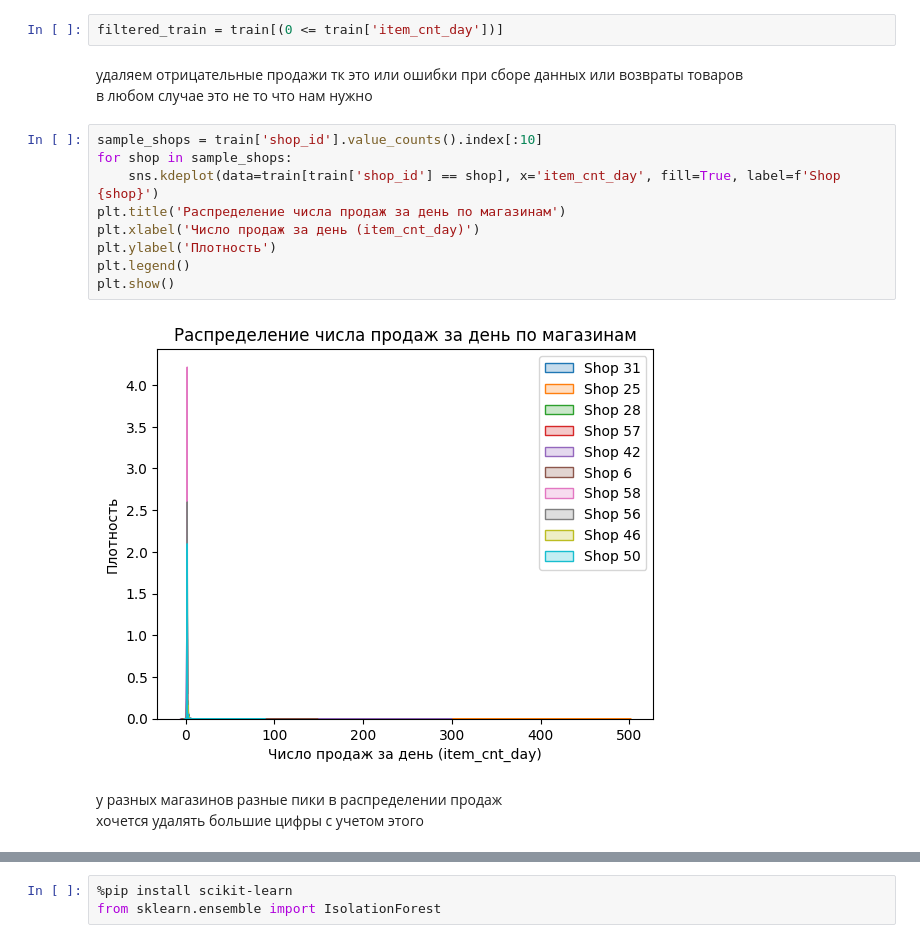
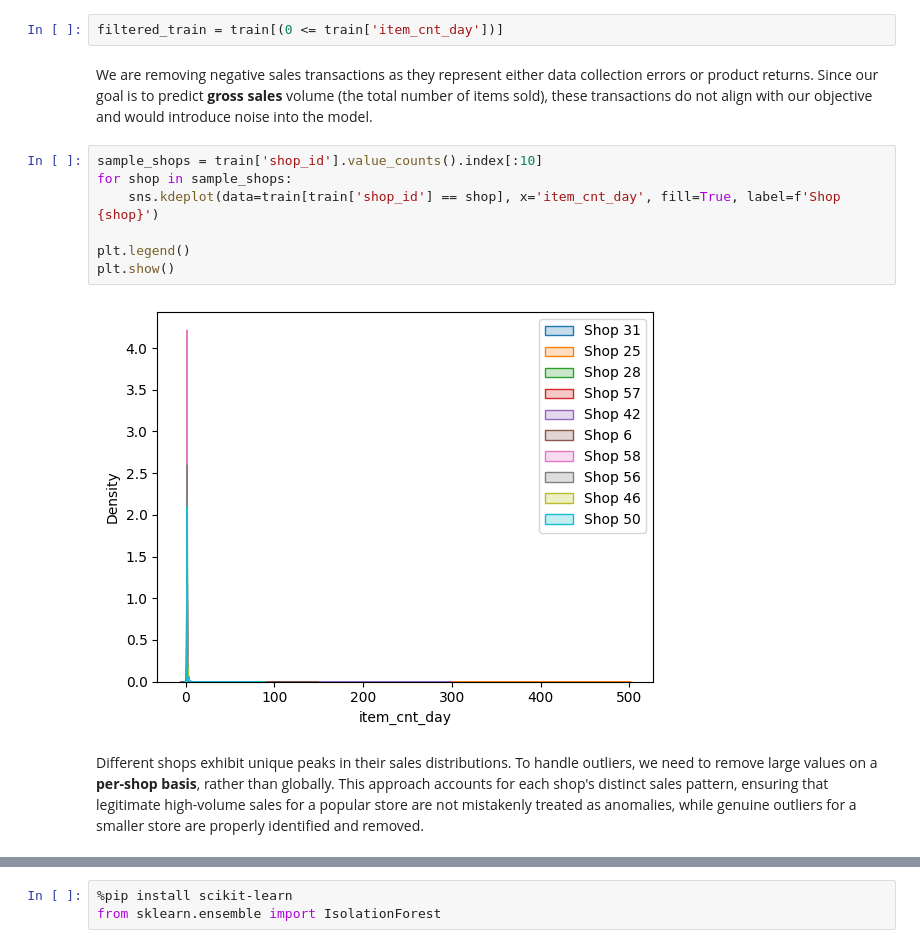
Before and after one commit to ffjjzz/InnowiseInternship, a Jupyter notebook: notebooks/ETL.ipynb, the cells around one changed output, grey strips where cells are left out. Cells and saved outputs as stored; diff of their text form.

```diff
--- a/notebooks/ETL.ipynb
+++ b/notebooks/ETL.ipynb
@@ -89,23 +87,19 @@ set(train["shop_id"].unique()).difference(set(data_storage["test"]["shop_id"].un
 set()
 # %%
 filtered_train = train[(0 <= train['item_cnt_day'])]
-# %% [markdown]
-удаляем отрицательные продажи тк это или ошибки при сборе данных или возвраты товаров<br>
-в любом случае это не то что нам нужно
+# %% [markdown]
+We are removing negative sales transactions as they represent either data collection errors or product returns. Since our goal is to predict **gross sales** volume (the total number of items sold), these transactions do not align with our objective and would introduce noise into the model.
 # %%
 sample_shops = train['shop_id'].value_counts().index[:10]
 for shop in sample_shops:
     sns.kdeplot(data=train[train['shop_id'] == shop], x='item_cnt_day', fill=True, label=f'Shop {shop}')
-plt.title('Распределение числа продаж за день по магазинам')
-plt.xlabel('Число продаж за день (item_cnt_day)')
-plt.ylabel('Плотность')
+
 plt.legend()
 plt.show()
 # %% [output]
-[figure, old version]
+[figure, new version]
-# %% [markdown]
-у разных магазинов разные пики в распределении продаж<br>
-хочется удалять большие цифры с учетом этого
+# %% [markdown]
+Different shops exhibit unique peaks in their sales distributions. To handle outliers, we need to remove large values on a **per-shop basis**, rather than globally. This approach accounts for each shop's distinct sales pattern, ensuring that legitimate high-volume sales for a popular store are not mistakenly treated as anomalies, while genuine outliers for a smaller store are properly identified and removed.
 # %%
 def remove_outliers_by_shop(df, column='item_cnt_day'):
     cleaned_dfs = []
```
Also changed, not shown: parts of 13 cells of this notebook, 1 other file.
